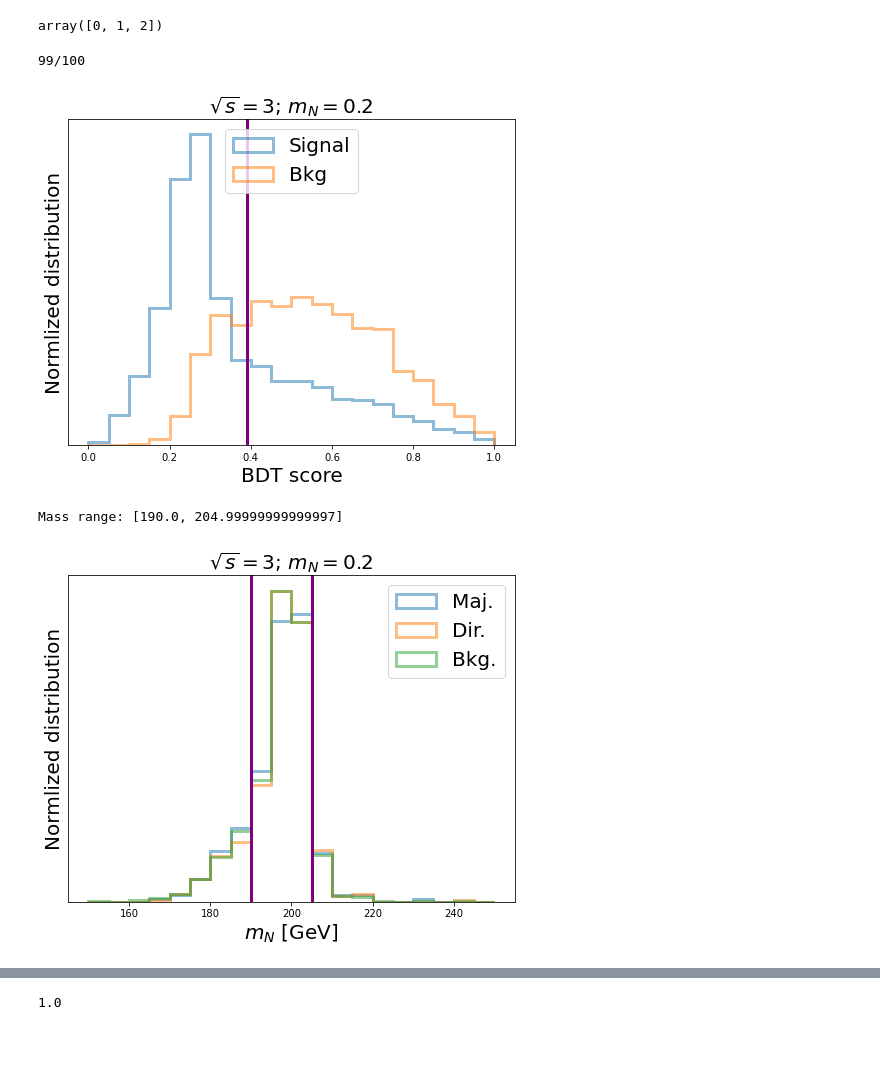
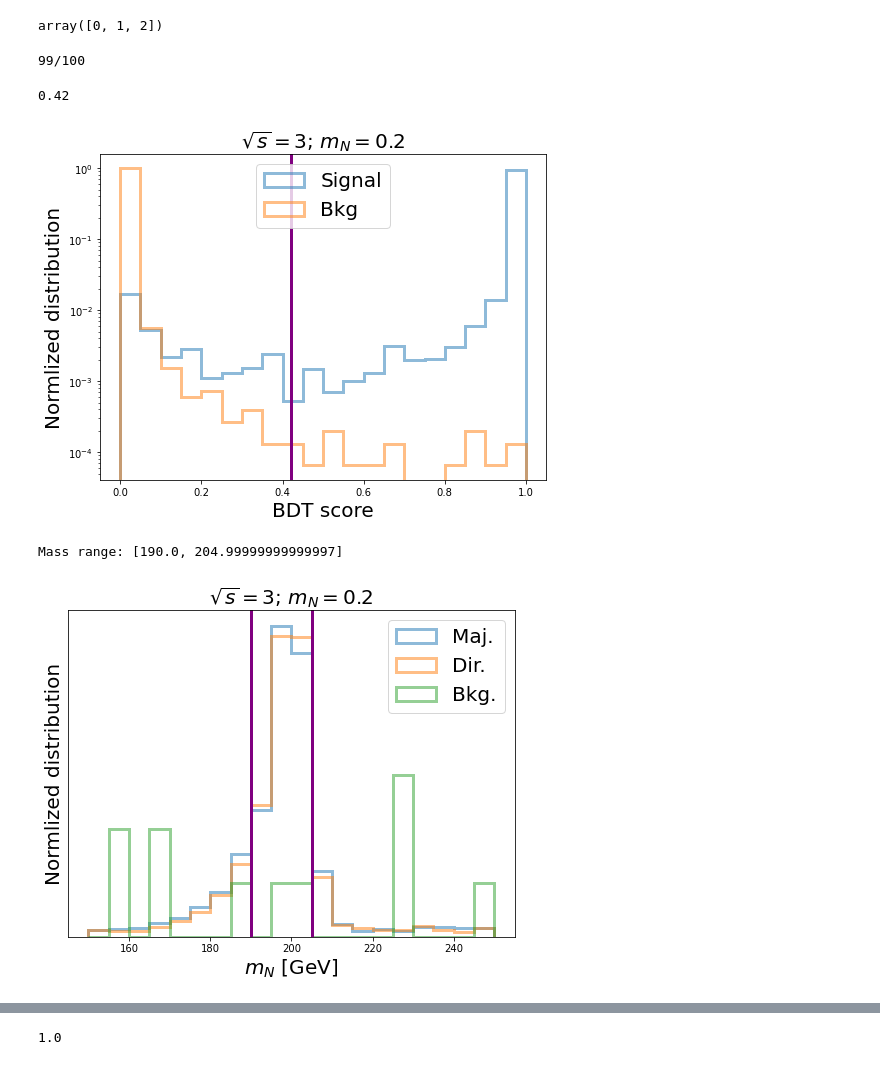
Before and after one commit to arock1/HNL_MuonCollider, a Jupyter notebook: N_ljj_VBF/python/Untitled.ipynb, the cells around one changed output, grey strips where cells are left out. Cells and saved outputs as stored; diff of their text form; code cells hidden in the pictures.

```diff
--- a/N_ljj_VBF/python/Untitled.ipynb
+++ b/N_ljj_VBF/python/Untitled.ipynb
@@ -47,15 +31,17 @@ eff_baMu_qql = df_eff[(df_eff.Energy==cm) & (df_eff.Type=='b_MuMu_lllqqv')]['Eff
+# %%
+eff_M = 0.347117
+eff_D = 0.35194
+eff_bMuMu_lllqqv = 0.30291
 # %%
 # store the muon collider luminosity, Xsec, for later estimating the yields
 
 Lumi = 1000000
 
-V2_sim = 0.2**2
+V2_sim = 2e-2
 
 # corss section when |V|^2 = 1
-Xsec_M = {3: {0.2: 3.70E+00 / V2_sim}}    # first key: sqrt{s}, second key: m_N
-Xsec_D = {3: {0.2: 3.76E+00 / V2_sim}}
-Xsec_bMuMu_lllqqv = {3: 3.83E+00}   # key: sqrt{s}
-# Xsec_baMu_qqv = {3: 1.02E+01}
-# Xsec_bMuMu_qqlv = {3: 6.03E+00}
-# Xsec_bMuMu_qqll = {3: 3.16E+00}
-# Xsec_baa_qqlv = {3: 3.88E-01}
+Xsec_M = {3: {0.2: 5.31209813885e-05 / V2_sim}}    # first key: sqrt{s}, second key: m_N
+Xsec_D = {3: {0.2: 5.54451933986e-05 / V2_sim}}
+Xsec_bMuMu_lllqqv = {3: 0.00850002507732}   # key: sqrt{s}
+
+Xsec_M
@@ -65,7 +53,7 @@ Xsec_bMuMu_lllqqv = {3: 3.83E+00}   # key: sqrt{s}
 modes_dt = {
             1: {'mode': f'../data/features/sig_Maj_E-{cm}_m-{mN_string}_reco.root', 'yields': Lumi*Xsec_M[cm][mN]*eff_M*V2},
             2: {'mode': f'../data/features/sig_Dir_E-{cm}_m-{mN_string}_reco.root', 'yields': Lumi*Xsec_D[cm][mN]*eff_D*V2},
-            3: {'mode': f'../data/features/bg_MuMu_lllqqv_E-{cm}_reco.root', 'yields': Lumi*Xsec_bMuMu_lllqqv[cm]*eff_baMu_qql},
+            3: {'mode': f'../data/features/bg_MG5MuMu_lllqqv_E-{cm}_reco.root', 'yields': Lumi*Xsec_bMuMu_lllqqv[cm]*eff_bMuMu_lllqqv},
            }
 # %%
 for k, v in modes_dt.items():
@@ -143,13 +131,17 @@ def relabel(x):
     elif x == 2:     # Dir signal
         return 2
 # %%
-features = ['ptLep', 'etaLep', 'ELep',      # lepton kinematics info
-            'chargeLep', 'lepisMu',         # lepton type info
-            'DeltaPhijjl', 'DeltaRjjl',     # Delta phi & Delta R between jj(from W boson) and lepton
+features = ['ptLep1', 'etaLep1', 'ELep1',      # lepton kinematics info
+            'ptLep2', 'etaLep2', 'ELep2',      # lepton kinematics info
+            'chargeLep1', 'lep1isMu',         # lepton type info
+            'chargeLep2', 'lep2isMu',         # lepton type info
+            'DeltaPhijjl1', 'DeltaPhijjl2',
+            'DeltaRjjl1', 'DeltaRjjl2',     # Delta phi & Delta R between jj(from W boson) and lepton
             'ptJJ', 'etaJJ', 'mJJ',         # jj(from W boson) momentum info
-            'ptN', 'pzN',                   # reconstructed N 4 momentum info
+            'ptN1', 'pzN1',
+            'ptN2', 'pzN2',# reconstructed N 4 momentum info
             'EJet1', 'EJet2',               # energy inbalance of the jets, for W boson classification
-            'ptFwMu'                        # Forward muon pT
+            'ptFwMu',                       # Forward muon pT
            ]
 # %%
 # # relabel the, all bkg become one label
@@ -227,41 +219,43 @@ def find_opt_cut(df_bdt_train_s, step=0.01):
 # %%
 # the optimal threshold
 threshold = find_opt_cut(df_bdt_train_s)[0]
+threshold
 # %% [output]
 99/100
+0.42
 # %%
 # BDT score distribution
 
 f = plt.figure(figsize=(8,6))
 ax1 = plt.subplot(111)
 
 df_plot = df_bdt_test_s
 # df_plot = df_bdt_train_s
 
 range_=[0, 1]
 bins_=20
 
 ax1.hist(df_plot[df_plot.target!=0]['preds'], weights=df_plot[df_plot.target!=0]['weight']/sum(df_plot[df_plot.target!=0]['weight']), bins=bins_, range=range_, histtype='step', lw=3, label=r'Signal', alpha=0.5);
 ax1.hist(df_plot[df_plot.target==0]['preds'], weights=df_plot[df_plot.target==0]['weight']/sum(df_plot[df_plot.target==0]['weight']), bins=bins_, range=range_, histtype='step', lw=3, label=r'Bkg', alpha=0.5);
 
 ax1.set_ylabel('Normlized distribution', fontsize=20)
 ax1.set_xlabel(r'BDT score', fontsize=20)
 ax1.set_yticks([])
 ax1.legend(loc=9, fontsize=20)
 ax1.set_title(r"$\sqrt{s}=$"+str(cm)+"; $m_N=$"+str(mN), fontsize=20)
 ax1.axvline(threshold, color='purple', lw=3)
 
-# ax1.set_yscale('log')
+ax1.set_yscale('log')
 
 
 
 
 # =================================================================================
 # Apply BDT score cut
 df_bdt_cut = df_bdt_test_s[(df_bdt_test_s['preds'] >= threshold)]
 # =================================================================================
 # %% [output]
-[figure, old version]
+[figure, new version]
 # %%
 # separate to Maj/Dir/bkg
 
@@ -282,9 +279,9 @@ range_ = [mN*(1-0.25)*1000, mN*(1+0.25)*1000]
 # range_ = [0, 1000]
 
 bins_=20
-ax1.hist(df_bdt_cut1['mN'], weights=[1/len(df_bdt_cut1)]*len(df_bdt_cut1), bins=bins_, range=range_, histtype='step', alpha=0.5, lw=3, label='Maj.', color='C0');
-ax1.hist(df_bdt_cut2['mN'], weights=[1/len(df_bdt_cut2)]*len(df_bdt_cut2), bins=bins_, range=range_, histtype='step', alpha=0.5, lw=3, label='Dir.', color='C1');
-ax1.hist(df_bdt_cut0['mN'], weights=[1/len(df_bdt_cut0)]*len(df_bdt_cut0), bins=bins_, range=range_, histtype='step', alpha=0.5, lw=3, label='Bkg.', color='C2');
+ax1.hist(pd.concat([df_bdt_cut1['mN1'], df_bdt_cut1['mN2']]), weights=[1/len(df_bdt_cut1)]*len(df_bdt_cut1)*2, bins=bins_, range=range_, histtype='step', alpha=0.5, lw=3, label='Maj.', color='C0', stacked=True);
+ax1.hist(pd.concat([df_bdt_cut2['mN1'], df_bdt_cut2['mN2']]), weights=[1/len(df_bdt_cut2)]*len(df_bdt_cut2)*2, bins=bins_, range=range_, histtype='step', alpha=0.5, lw=3, label='Dir.', color='C1', stacked=True);
+ax1.hist(pd.concat([df_bdt_cut0['mN1'], df_bdt_cut0['mN2']]), weights=[1/len(df_bdt_cut0)]*len(df_bdt_cut0)*2, bins=bins_, range=range_, histtype='step', alpha=0.5, lw=3, label='Bkg.', color='C2', stacked=True);
 
 ax1.set_ylabel('Normlized distribution', fontsize=20)
 ax1.set_xlabel(r'$m_N ~[\rmGeV]$', fontsize=20)
@@ -304,12 +301,14 @@ print("Mass range: [{}, {}]".format(1000*mN*(1-partition_l), 1000*mN*(1+partitio
 
 # =========================================================================================
 # manully apply cut on mN
-df_bdt_cut['mN'] = df_test_o.loc[df_bdt_cut.index]['mN']
-df_bdt_cut = df_bdt_cut[(df_bdt_cut.mN>=1000*mN*(1-partition_l)) & (df_bdt_cut.mN<=1000*mN*(1+partition_u))]
+df_bdt_cut['mN1'] = df_test_o.loc[df_bdt_cut.index]['mN1']
+df_bdt_cut['mN2'] = df_test_o.loc[df_bdt_cut.index]['mN2']
+df_bdt_cut = df_bdt_cut[((df_bdt_cut.mN1>=1000*mN*(1-partition_l)) & (df_bdt_cut.mN1<=1000*mN*(1+partition_u))) |
+                       ((df_bdt_cut.mN2>=1000*mN*(1-partition_l)) & (df_bdt_cut.mN2<=1000*mN*(1+partition_u)))]
 # =========================================================================================
 # %% [output]
 Mass range: [190.0, 204.99999999999997]
-[figure, old version]
+[figure, new version]
 # %%
 # yields after BDT and mass cuts
 
```
Also changed, not shown: parts of 71 cells of this notebook, 4 other files.
